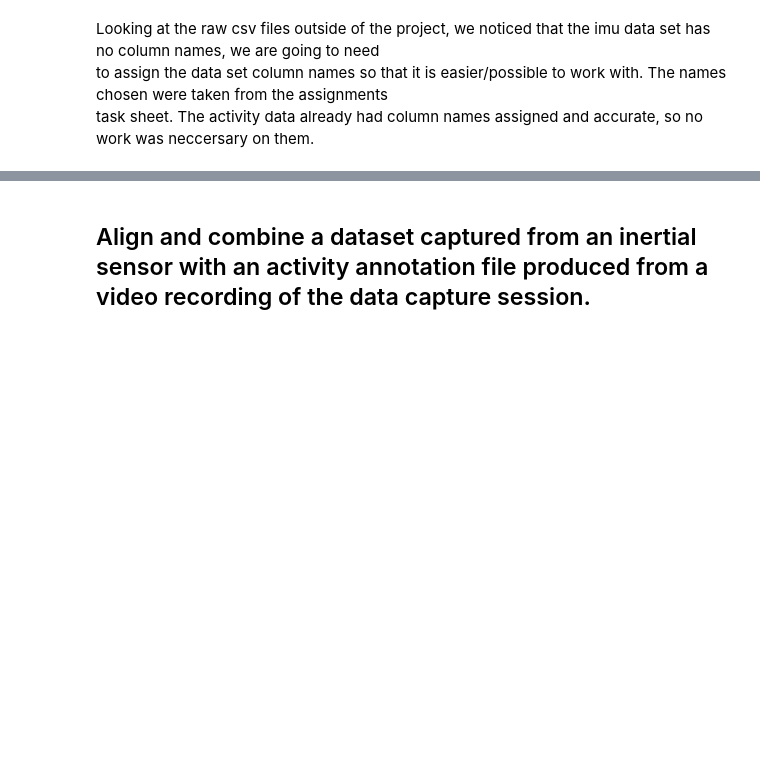
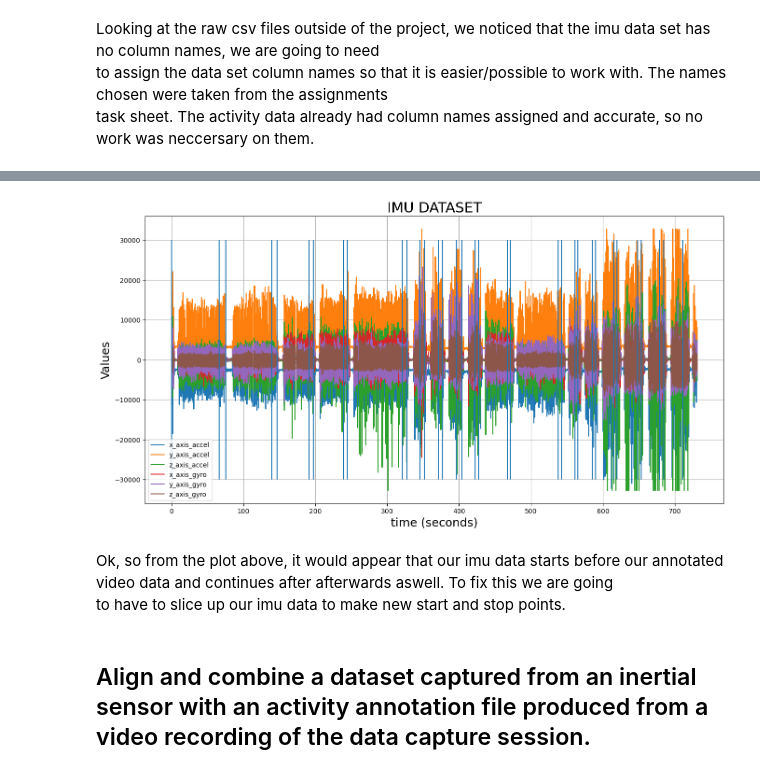
Before and after one commit to Mokoto-K/COSC102-assignment-3, a Jupyter notebook: assignment-3.ipynb, the cells around one changed output, grey strips where cells are left out. Cells and saved outputs as stored; diff of their text form; code cells hidden in the pictures; blank space fills up the shorter version.

```diff
--- a/assignment-3.ipynb
+++ b/assignment-3.ipynb
@@ -93,3 +235,27 @@ label has 0 null values
+# %%
+# Create a list to append our new time values too
+time = []
+
+# Iterate through every row of the "image" column
+for row in activity_data_raw.image:
+    # Split the row on the "=" and append only the second element as this is float
+    # value that appears after the equals and not the a3.mp4# that appears before.
+    time.append(float(row.split("=")[1]))
+
+# Add the new series to our dataframe
+activity_data_raw["time"] = time
+# %%
+# Re-plot our IMU data and overlay the time points inthe activity dataset where the labels change
+plot_dataframe(imu_data_raw["time (seconds)"],  imu_data_raw.drop(["timestamp", "time (seconds)"], axis=1), "IMU DATASET")
+
+# Add vertical lines for every activity change
+plt.vlines(activity_data_raw["time"], -30000,30000)
+plt.show()
+# %% [output]
+[figure, added]
+# %% [markdown]
+Ok, so from the plot above, it would appear that our imu data starts before our annotated video data and continues after afterwards aswell. To fix this we are going <br>
+to have to slice up our imu data to make new start and stop points.
 # %% [markdown]
 ## Align and combine a dataset captured from an inertial sensor with an activity annotation file produced from a video recording of the data capture session.
 # %% [markdown]
```
Also changed, not shown: parts of 17 cells of this notebook.
